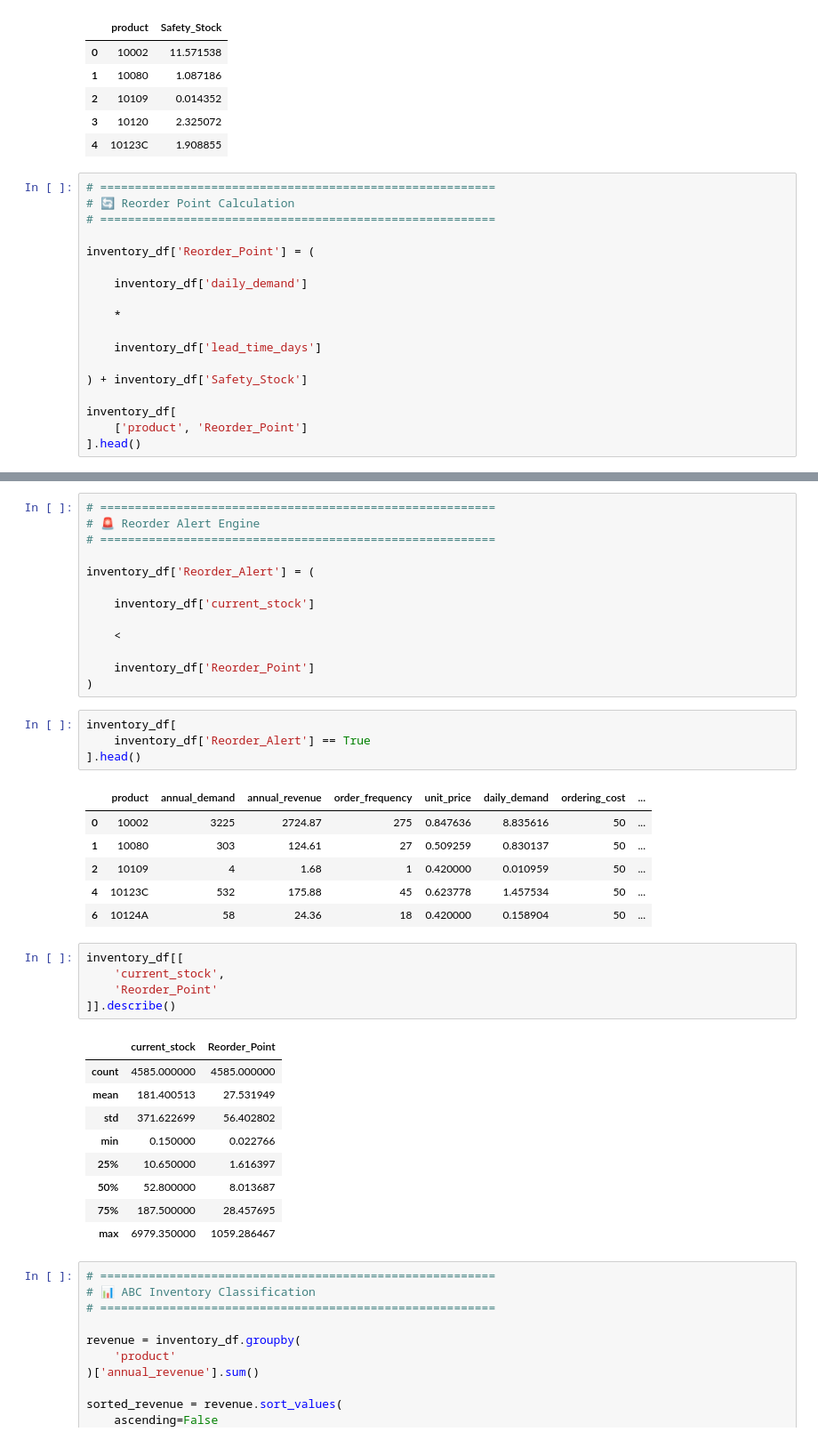
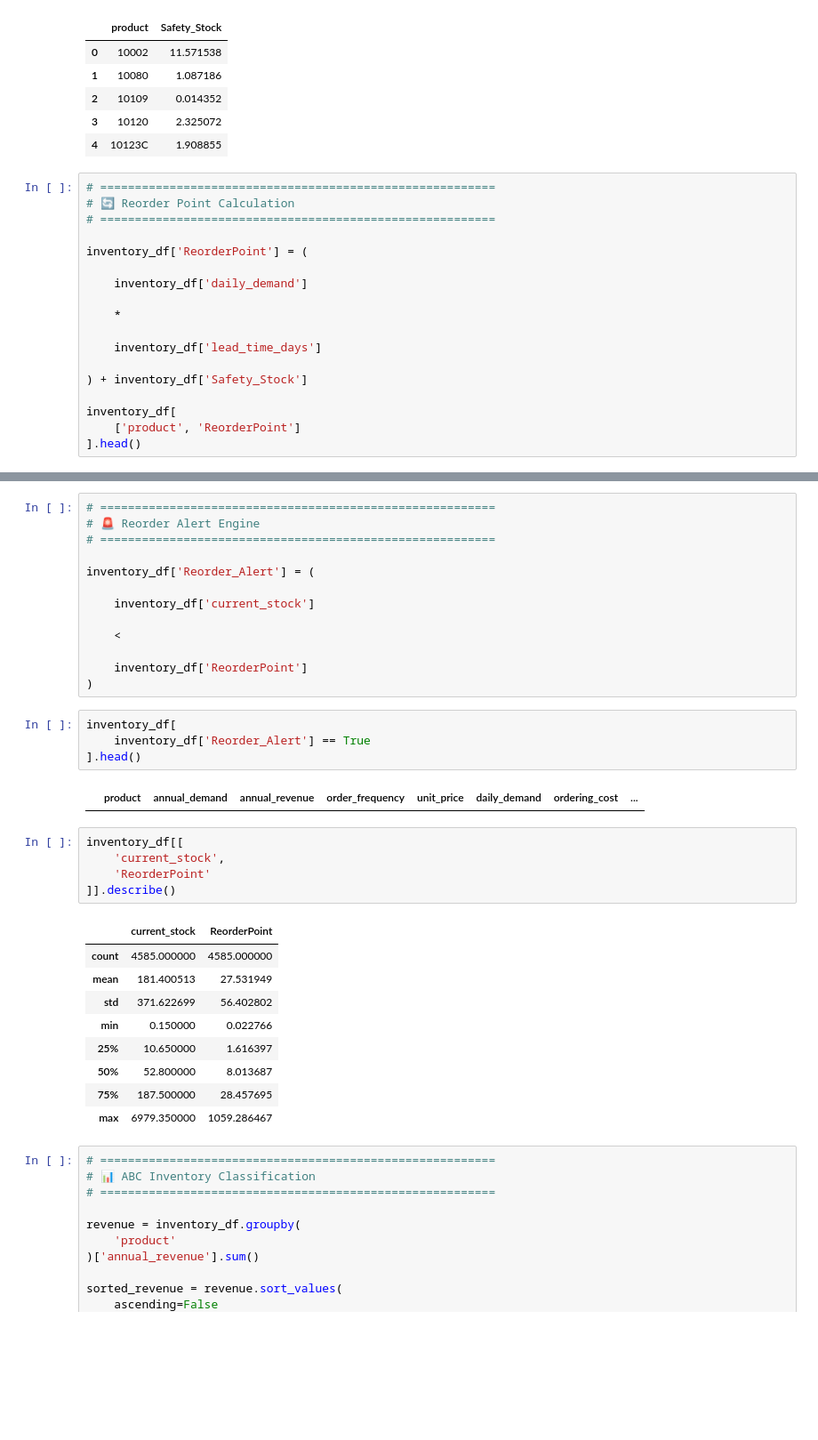
Before and after one commit to sagarmehra69/neuralretail-ai-sales-intelligence, a Jupyter notebook: notebooks/07_Inventory_Intelligence_System.ipynb, the cells around one changed output, grey strips where cells are left out. Shown at 89% size. Saved outputs shown, nothing was run; the diff lists cells and outputs as text; blank space fills up the shorter version.

```diff
--- a/notebooks/07_Inventory_Intelligence_System.ipynb
+++ b/notebooks/07_Inventory_Intelligence_System.ipynb
@@ -605,7 +605,7 @@ inventory_df[
 # 🔄 Reorder Point Calculation
 # =========================================================
 
-inventory_df['Reorder_Point'] = (
+inventory_df['ReorderPoint'] = (
 
     inventory_df['daily_demand']
 
@@ -616,6 +616,6 @@ inventory_df['Reorder_Point'] = (
 ) + inventory_df['Safety_Stock']
 
 inventory_df[
-    ['product', 'Reorder_Point']
+    ['product', 'ReorderPoint']
 ].head()
 # %% [output]
@@ -636,7 +636,7 @@ inventory_df['Reorder_Alert'] = (
 
     <
 
-    inventory_df['Reorder_Point']
+    inventory_df['ReorderPoint']
 )
 # %%
 inventory_df[
@@ -644,18 +644,13 @@ inventory_df[
 ].head()
 # %% [output]
 |  | product | annual_demand | annual_revenue | order_frequency | unit_price | daily_demand | ordering_cost | ... |
-| 0 | 10002 | 3225 | 2724.87 | 275 | 0.847636 | 8.835616 | 50 | ... |
-| 1 | 10080 | 303 | 124.61 | 27 | 0.509259 | 0.830137 | 50 | ... |
-| 2 | 10109 | 4 | 1.68 | 1 | 0.420000 | 0.010959 | 50 | ... |
-| 4 | 10123C | 532 | 175.88 | 45 | 0.623778 | 1.457534 | 50 | ... |
-| 6 | 10124A | 58 | 24.36 | 18 | 0.420000 | 0.158904 | 50 | ... |
 # %%
 inventory_df[[
     'current_stock',
-    'Reorder_Point'
+    'ReorderPoint'
 ]].describe()
 # %% [output]
-|  | current_stock | Reorder_Point |
+|  | current_stock | ReorderPoint |
 | count | 4585.000000 | 4585.000000 |
 | mean | 181.400513 | 27.531949 |
 | std | 371.622699 | 56.402802 |
```
Also changed, not shown: parts of 7 cells of this notebook, 1 other file.
